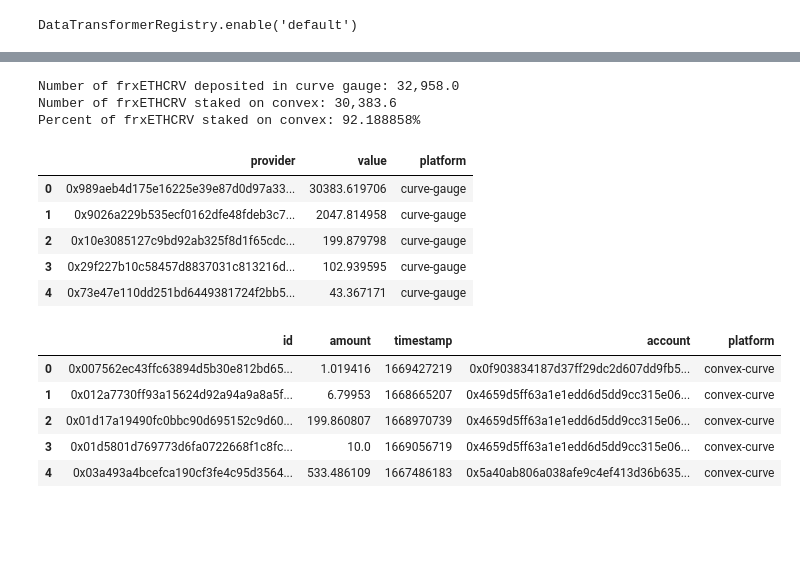
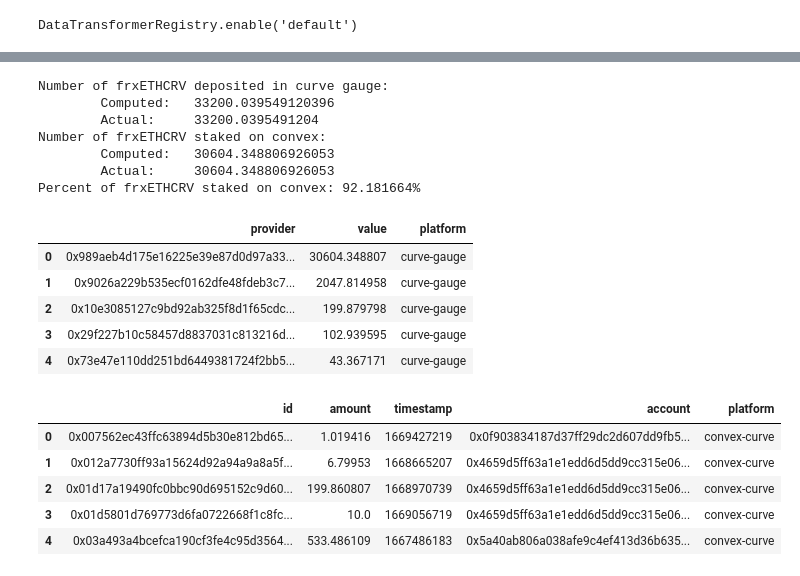
Before and after one commit to bam4564/flywheel, a Jupyter notebook: frxETH.ipynb, the cells around one changed output, grey strips where cells are left out. Saved outputs shown, nothing was run; the diff lists cells and outputs as text; code cells hidden in the pictures; blank space fills up the shorter version.

```diff
--- a/frxETH.ipynb
+++ b/frxETH.ipynb
@@ -51,3 +53,5 @@ colors_28 = Tableau_20.hex_colors + Cube1_8.hex_colors
 URL_INFURA = 'https://mainnet.infura.io/v3/856c3834f317452a82e25bb06e04de18'
 w3 = Web3(Web3.HTTPProvider(URL_INFURA))
 cg = CoinGeckoAPI()
+hmmmm = 'VR7YA9DRDB4Y15B5N3WU9E7PSJ9RWPCP5S'
+etherscan = Etherscan(hmmmm)
@@ -104,6 +59,7 @@ def df_cols_change_prefix(df, prefix_cur, prefix_new):
 URL_CURVE_POOLS = 'https://api.thegraph.com/subgraphs/name/convex-community/curve-pools'
 URL_CURVE_DAO = 'https://api.thegraph.com/subgraphs/name/convex-community/curve-dao'
 
-ADDRESS_FRXETHCRV_GAUGE = '0x2932a86df44fe8d2a706d8e9c5d51c24883423f5'.lower()
+ADDRESS_frxETHCRV = '0xf43211935c781d5ca1a41d2041f397b8a7366c7a'.lower()
+ADDRESS_frxETHCRV_GAUGE_DEPOSIT = '0x2932a86df44fe8d2a706d8e9c5d51c24883423f5'.lower()
 ADDRESS_CONVEX_VOTER_PROXY = '0x989aeb4d175e16225e39e87d0d97a3360524ad80'.lower()
 ADDRESS_CURVE_POOL_FRXETH_ETH = '0xa1f8a6807c402e4a15ef4eba36528a3fed24e577'.lower()
@@ -110 +84,8 @@ ADDRESS_CURVE_POOL_FRXETH_ETH = '0xa1f8a6807c402e4a15ef4eba36528a3fed24e577'.low
+# %%
+def get_account_balance_of_erc20(account, token_address):
+    account = Web3.toChecksumAddress(account)
+    token_address = Web3.toChecksumAddress(token_address)
+    abi = etherscan.get_contract_abi(token_address)
+    contract = w3.eth.contract(token_address, abi=abi)
+    return contract.functions.balanceOf(account).call() / 10**contract.functions.decimals().call()
 # %%
@@ -115,15 +93,17 @@ sg = Subgrounds()
 sg_curve_pools = sg.load_subgraph(URL_CURVE_POOLS)
 sg_curve_dao = sg.load_subgraph(URL_CURVE_DAO)
 # %%
+# frxETHCRV staked in curve gauge. frxETHCRV -> frxETHCRV-gauge at 1:1 ratio
+# ---------------------------------------------------------------------------------------------------------------------
 qattrs = ['id', 'provider', 'value']
 # deposits into gauge
 df_deposits = query_attrs(
-    sg_curve_dao.Query.gaugeDeposits(first=100000, where={'gauge': ADDRESS_FRXETHCRV_GAUGE}), qattrs
+    sg, sg_curve_dao.Query.gaugeDeposits(first=100000, where={'gauge': ADDRESS_frxETHCRV_GAUGE_DEPOSIT}), qattrs
 )
 df_deposits = remove_prefix(df_deposits, 'gaugeDeposits_')
 # withdawals from gauge
 df_withdraws = query_attrs(
-    sg_curve_dao.Query.gaugeWithdraws(first=100000, where={'gauge': ADDRESS_FRXETHCRV_GAUGE}), qattrs
+    sg, sg_curve_dao.Query.gaugeWithdraws(first=100000, where={'gauge': ADDRESS_frxETHCRV_GAUGE_DEPOSIT}), qattrs
 )
 df_withdraws = remove_prefix(df_withdraws, 'gaugeWithdraws_')
 df_withdraws.value *= -1
@@ -134,19 +114,33 @@ df_curve = df_curve.loc[df_curve.value != 0].sort_values('value', ascending=Fals
 df_curve['platform'] = 'curve-gauge'
 df_curve.value /= 1e18
 # %%
-# TODO: we ignore circulating for now since that's a very small sum
 frxethCRV_curve_gauge = df_curve.value.sum()
-frxethCRV_convex = df_curve.loc[df_curve.provider == ADDRESS_CONVEX_VOTER_PROXY].value.sum()
-print(f"Number of frxETHCRV deposited in curve gauge: {frxethCRV_curve_gauge:,.1f}")
-print(f"Number of frxETHCRV staked on convex: {frxethCRV_convex:,.1f}")
-print(f"Percent of frxETHCRV staked on convex: {frxethCRV_convex / frxethCRV_curve_gauge:%}")
+frxethCRV_curve_gauge_actual = get_account_balance_of_erc20(ADDRESS_frxETHCRV_GAUGE_DEPOSIT, ADDRESS_frxETHCRV)
+frxethCRV_convex_staked = df_curve.loc[df_curve.provider == ADDRESS_CONVEX_VOTER_PROXY].value.sum()
+frxethCRV_convex_staked_actual = get_account_balance_of_erc20(ADDRESS_CONVEX_VOTER_PROXY, ADDRESS_frxETHCRV_GAUGE_DEPOSIT)
+
+# Manual validation of frxETHCRV staked in curve gauge
+# https://etherscan.io/token/0xf43211935c781d5ca1a41d2041f397b8a7366c7a?a=0x2932a86df44fe8d2a706d8e9c5d51c24883423f5
+print(f"Number of frxETHCRV deposited in curve gauge:\n\tComputed: {frxethCRV_curve_gauge:>20}\n\tActual: {frxethCRV_curve_gauge_actual:>20}")
+np.testing.assert_almost_equal(frxethCRV_curve_gauge_actual, frxethCRV_curve_gauge, decimal=10)
+
+# Manual validation of frxETHCRV-gauge (1:1 with frxETHCRV) staked in convex
+# https://etherscan.io/token/0x2932a86df44fe8d2a706d8e9c5d51c24883423f5?a=0x989aeb4d175e16225e39e87d0d97a3360524ad80
+print(f"Number of frxETHCRV staked on convex:\n\tComputed: {frxethCRV_convex_staked:>20}\n\tActual: {frxethCRV_convex_staked_actual:>22}")
+np.testing.assert_almost_equal(frxethCRV_convex_staked_actual, frxethCRV_convex_staked, decimal=10)
+
+print(f"Percent of frxETHCRV staked on convex: {frxethCRV_convex_staked / frxethCRV_curve_gauge:%}")
 df_curve.head()
 # %% [output]
-Number of frxETHCRV deposited in curve gauge: 32,958.0
-Number of frxETHCRV staked on convex: 30,383.6
-Percent of frxETHCRV staked on convex: 92.188858%
+Number of frxETHCRV deposited in curve gauge:
+        Computed:   33200.039549120396
+        Actual:     33200.0395491204
+Number of frxETHCRV staked on convex:
+        Computed:   30604.348806926053
+        Actual:     30604.348806926053
+Percent of frxETHCRV staked on convex: 92.181664%
 |  | provider | value | platform |
-| 0 | 0x989aeb4d175e16225e39e87d0d97a33... | 30383.619706 | curve-gauge |
+| 0 | 0x989aeb4d175e16225e39e87d0d97a33... | 30604.348807 | curve-gauge |
 | 1 | 0x9026a229b535ecf0162dfe48fdeb3c7... | 2047.814958 | curve-gauge |
 | 2 | 0x10e3085127c9bd92ab325f8d1f65cdc... | 199.879798 | curve-gauge |
 | 3 | 0x29f227b10c58457d8837031c813216d... | 102.939595 | curve-gauge |
```
Also changed, not shown: parts of 15 cells of this notebook, 1 other file.
